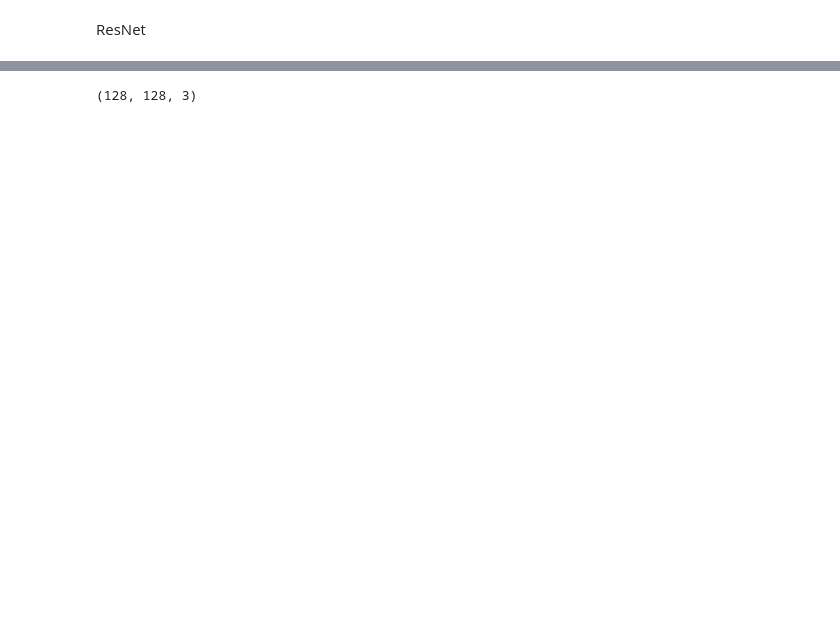
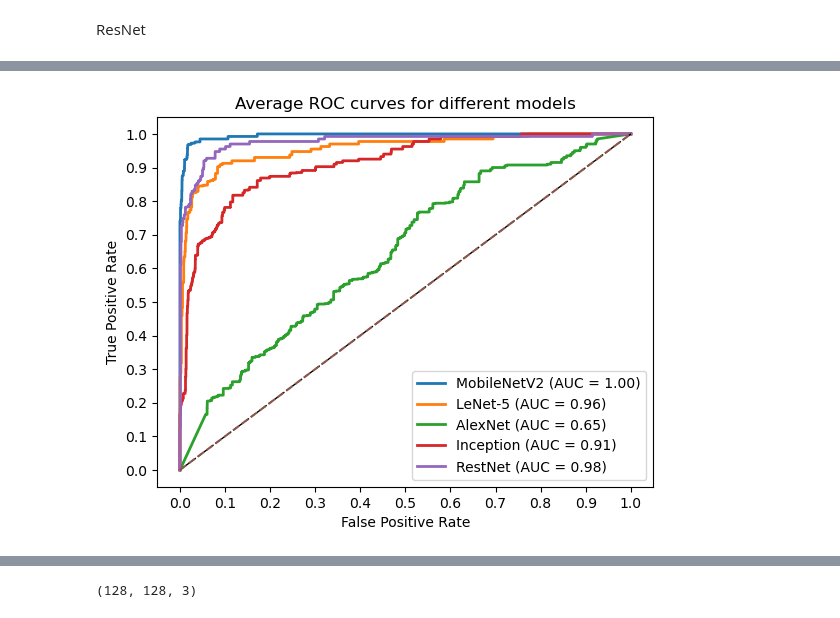
Before and after one commit to chonlatee11/Model-Project, a Jupyter notebook: model.ipynb, the cells around one changed output, grey strips where cells are left out. Saved outputs shown, nothing was run; the diff lists cells and outputs as text; code cells hidden in the pictures; blank space fills up the shorter version.

```diff
--- a/model.ipynb
+++ b/model.ipynb
@@ -971,0 +1000,57 @@ INFO:tensorflow:Assets written to: ./model/assets
+# %%
+import numpy as np
+import matplotlib.pyplot as plt
+from sklearn.metrics import roc_curve, auc
+from keras.utils import to_categorical
+
+def plot_average_roc(y_true, y_pred, num_classes, model_name, lw=2):
+    # Convert one-hot encoded labels back to integer labels
+    # y_true = np.argmax(y_true, axis=1)
+
+    # Compute the ROC curve and AUC for each class
+    fpr = dict()
+    tpr = dict()
+    roc_auc = dict()
+    for i in range(num_classes):
+        fpr[i], tpr[i], _ = roc_curve(y_true == i, y_pred[:, i])
+        roc_auc[i] = auc(fpr[i], tpr[i])
+
+    # Compute the micro-average ROC curve and AUC
+    fpr["micro"], tpr["micro"], _ = roc_curve(to_categorical(y_true, num_classes=num_classes).ravel(), y_pred.ravel())
+    roc_auc["micro"] = auc(fpr["micro"], tpr["micro"])
+
+    # Plot the average ROC curve
+    plt.plot(fpr["micro"], tpr["micro"], lw=lw,
+             label='{0} (AUC = {1:0.2f})'
+             ''.format(model_name, roc_auc["micro"]))
+
+    return fpr, tpr, roc_auc
+
+# Assuming you have trained multiple multi-class models and obtained the predicted probabilities for each sample for each model
+y_true = np.argmax(y_test, axis=1)  # Convert one-hot encoded labels back to integer labels
+y_pred_1 = mobilenetModelModify.predict(x_test)
+y_pred_2 = LeNet_5_Model.predict(x_test)
+y_pred_3 = AlexNet_Model.predict(x_test)
+y_pred_4 = inceptionModel.predict(x_test)
+y_pred_5 = ResNetModel.predict(x_test)
+
+# Call the function for each model and dataset to obtain the ROC curve and AUC values
+fpr_1, tpr_1, roc_auc_1 = plot_average_roc(y_true, y_pred_1, num_classes, 'MobileNetV2')
+fpr_2, tpr_2, roc_auc_2 = plot_average_roc(y_true, y_pred_2, num_classes, 'LeNet-5')
+fpr_3, tpr_3, roc_auc_3 = plot_average_roc(y_true, y_pred_3, num_classes, 'AlexNet')
+fpr_4, tpr_4, roc_auc_4 = plot_average_roc(y_true, y_pred_4, num_classes, 'Inception')
+fpr_5, tpr_5, roc_auc_5 = plot_average_roc(y_true, y_pred_5, num_classes, 'RestNet')
+
+# Plot all the ROC curves on the same plot
+plt.plot([0, 1], [0, 1], 'k--', lw=lw)
+# plt.xlim([0.0, 1.0])
+# plt.ylim([0.0, 1.05])
+plt.plot([0,1.0], [0,1], linestyle='dashed')
+plt.xticks(np.arange(0, 1.1, 0.1))
+plt.yticks(np.arange(0, 1.1, 0.1))
+plt.xlabel('False Positive Rate')
+plt.ylabel('True Positive Rate')
+plt.title('Average ROC curves for different models')
+plt.legend(loc="lower right")
+plt.show()
+# %% [output]
@@ -972,3 +1062,4 @@ INFO:tensorflow:Assets written to: ./model/assets
+[figure, added]
 # %%
 from PIL import Image
 
```
Also changed, not shown: parts of 15 cells of this notebook, 5 other files.
